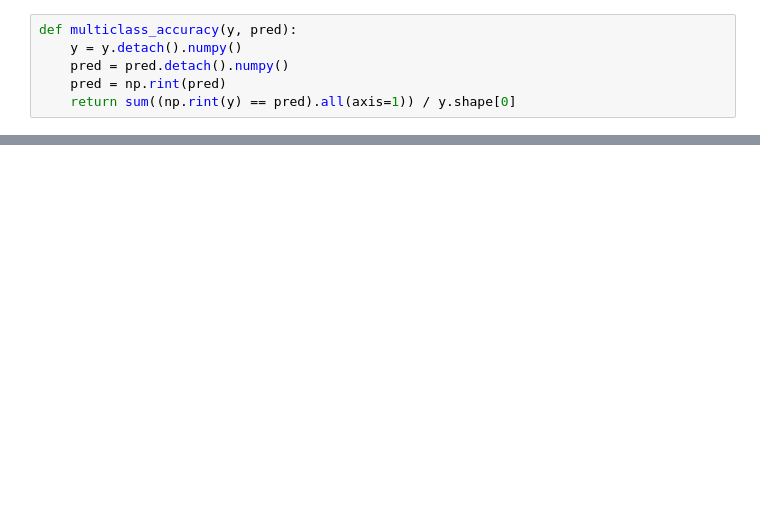
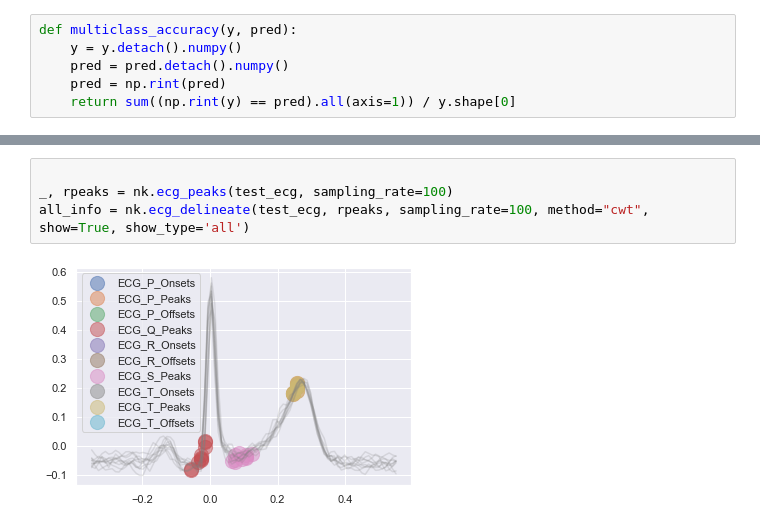
Before and after one commit to nediola/ECG_PTB_XL, a Jupyter notebook: ECGClassifiers.ipynb, the cells around one changed output, grey strips where cells are left out. Drawn from its saved outputs; the diff is of its cells as text; blank space fills up the shorter version.

```diff
--- a/ECGClassifiers.ipynb
+++ b/ECGClassifiers.ipynb
@@ -314,0 +572,6 @@ tensor([0, 1, 4])
+# %%
+
+_, rpeaks = nk.ecg_peaks(test_ecg, sampling_rate=100)
+all_info = nk.ecg_delineate(test_ecg, rpeaks, sampling_rate=100, method="cwt", show=True, show_type='all')
+# %% [output]
+[figure, added]
```
Also changed, not shown: parts of 27 cells of this notebook.
